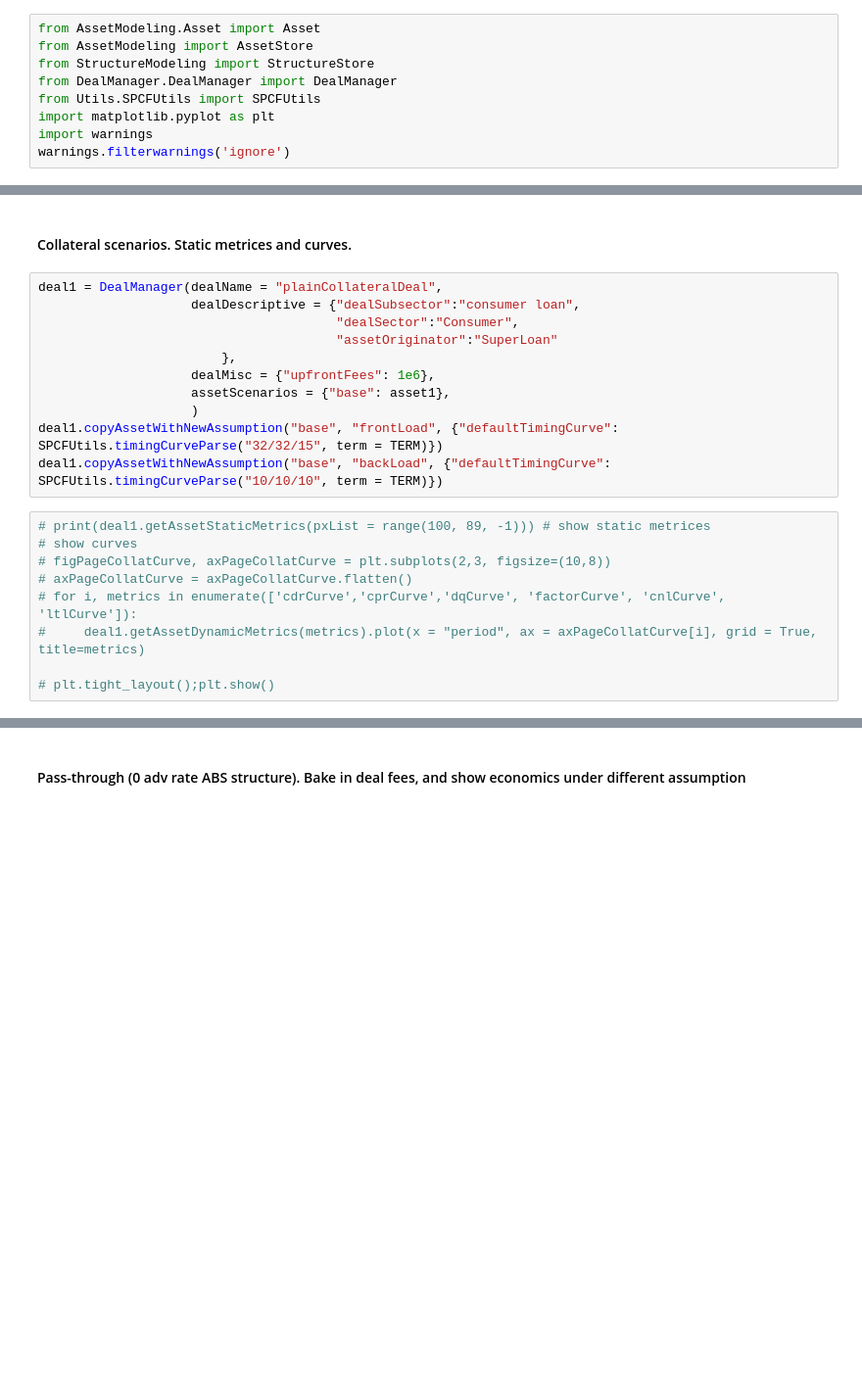
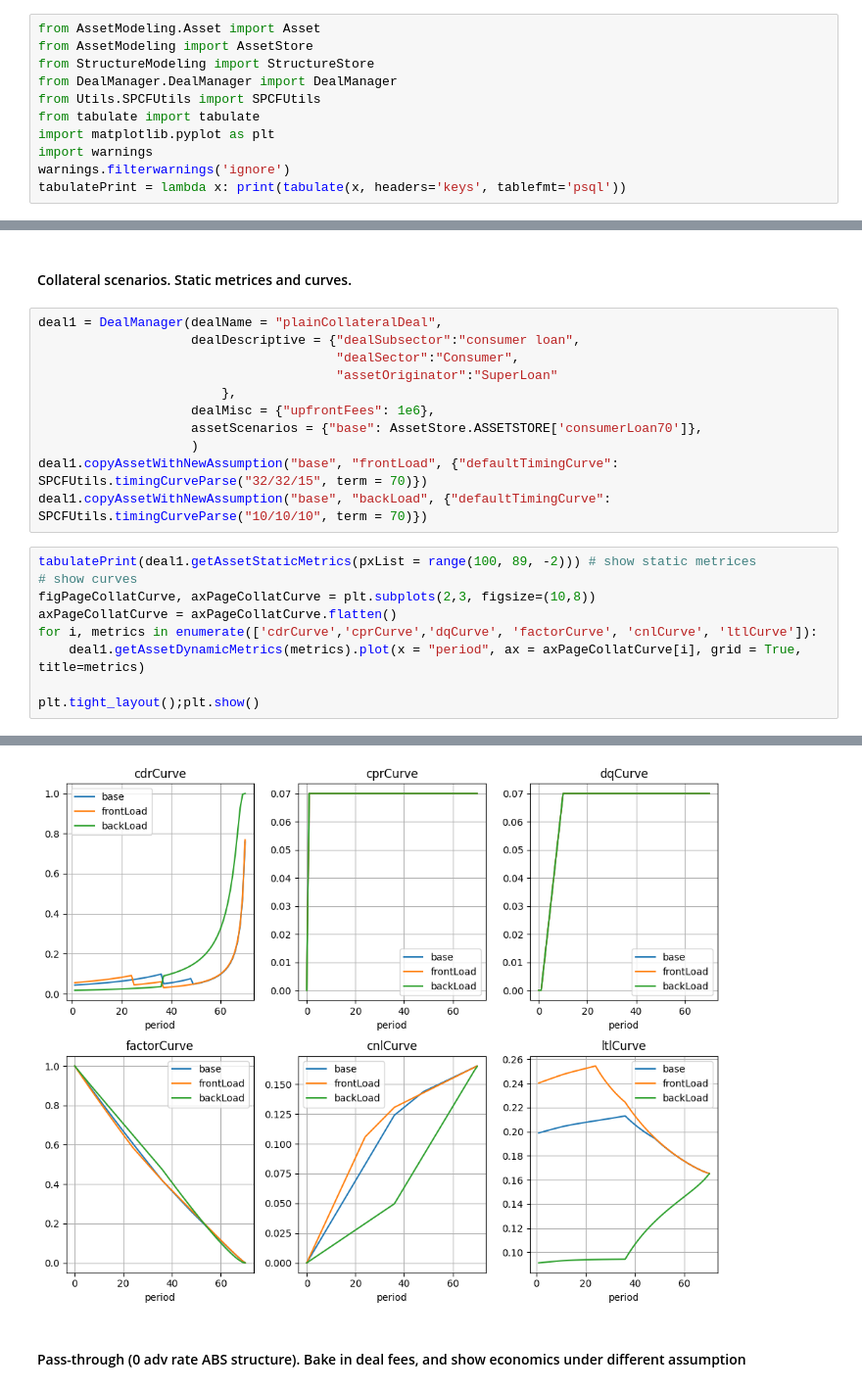
Before and after one commit to Lab450North/StructuringTool, a Jupyter notebook: SPCashflowModeling/SPCFPresentation.ipynb, the cells around one changed output, grey strips where cells are left out. Shown at 98% size. Drawn from its saved outputs; the diff is of its cells as text; blank space fills up the shorter version.

```diff
--- a/SPCashflowModeling/SPCFPresentation.ipynb
+++ b/SPCashflowModeling/SPCFPresentation.ipynb
@@ -12,9 +12,11 @@ from AssetModeling import AssetStore
 from StructureModeling import StructureStore
 from DealManager.DealManager import DealManager
 from Utils.SPCFUtils import SPCFUtils
+from tabulate import tabulate
 import matplotlib.pyplot as plt
 import warnings
 warnings.filterwarnings('ignore')
+tabulatePrint = lambda x: print(tabulate(x, headers='keys', tablefmt='psql'))
 # %% [markdown]
 #### Single collateral modeling. show curves, metrics, yield table
 # %%
@@ -66,16 +90,17 @@ deal1 = DealManager(dealName = "plainCollateralDeal",
                                        "assetOriginator":"SuperLoan"
                         },
                     dealMisc = {"upfrontFees": 1e6},
-                    assetScenarios = {"base": asset1},
+                    assetScenarios = {"base": AssetStore.ASSETSTORE['consumerLoan70']},
                     )
-deal1.copyAssetWithNewAssumption("base", "frontLoad", {"defaultTimingCurve": SPCFUtils.timingCurveParse("32/32/15", term = TERM)})
-deal1.copyAssetWithNewAssumption("base", "backLoad", {"defaultTimingCurve": SPCFUtils.timingCurveParse("10/10/10", term = TERM)})
+deal1.copyAssetWithNewAssumption("base", "frontLoad", {"defaultTimingCurve": SPCFUtils.timingCurveParse("32/32/15", term = 70)})
+deal1.copyAssetWithNewAssumption("base", "backLoad", {"defaultTimingCurve": SPCFUtils.timingCurveParse("10/10/10", term = 70)})
 # %%
-# print(deal1.getAssetStaticMetrics(pxList = range(100, 89, -1))) # show static metrices
+tabulatePrint(deal1.getAssetStaticMetrics(pxList = range(100, 89, -2))) # show static metrices
 # show curves
-# figPageCollatCurve, axPageCollatCurve = plt.subplots(2,3, figsize=(10,8))
-# axPageCollatCurve = axPageCollatCurve.flatten()
-# for i, metrics in enumerate(['cdrCurve','cprCurve','dqCurve', 'factorCurve', 'cnlCurve', 'ltlCurve']):
-#     deal1.getAssetDynamicMetrics(metrics).plot(x = "period", ax = axPageCollatCurve[i], grid = True, title=metrics)
+figPageCollatCurve, axPageCollatCurve = plt.subplots(2,3, figsize=(10,8))
+axPageCollatCurve = axPageCollatCurve.flatten()
+for i, metrics in enumerate(['cdrCurve','cprCurve','dqCurve', 'factorCurve', 'cnlCurve', 'ltlCurve']):
+    deal1.getAssetDynamicMetrics(metrics).plot(x = "period", ax = axPageCollatCurve[i], grid = True, title=metrics)
 
-# plt.tight_layout();plt.show()
+plt.tight_layout();plt.show()
+# %% [output]
@@ -82,3 +124,4 @@ deal1.copyAssetWithNewAssumption("base", "backLoad", {"defaultTimingCurve": SPCF
+[figure, added]
 # %% [markdown]
 #### Pass-through (0 adv rate ABS structure). Bake in deal fees, and show economics under different assumption
 # %%
```
Also changed, not shown: parts of 5 cells of this notebook.
